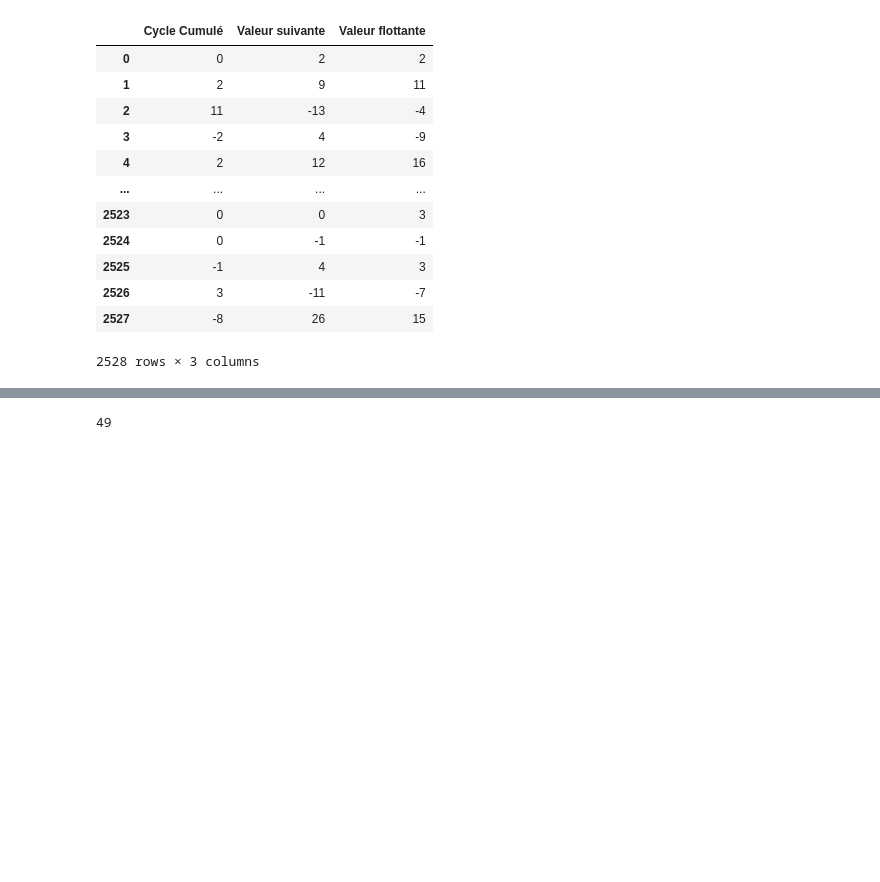
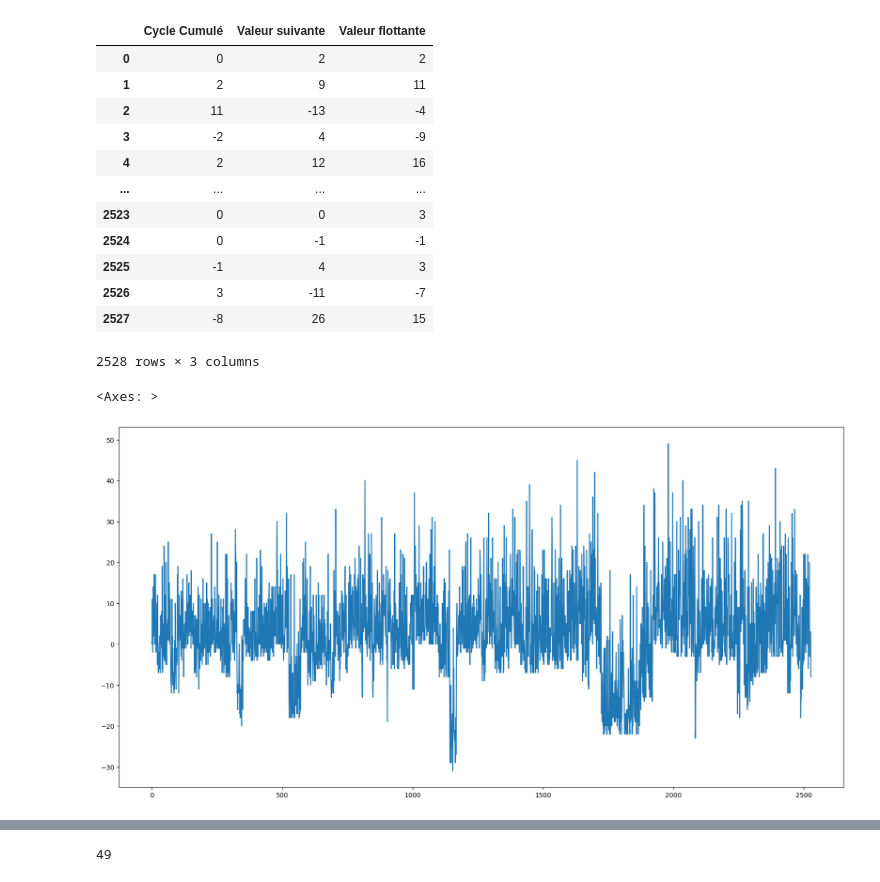
Before and after one commit to vijays4404/TimeSeries, a Jupyter notebook: oscillation-prediction.ipynb, the cells around one changed output, grey strips where cells are left out. Saved outputs shown, nothing was run; the diff lists cells and outputs as text; code cells hidden in the pictures; blank space fills up the shorter version.

```diff
--- a/oscillation-prediction.ipynb
+++ b/oscillation-prediction.ipynb
@@ -24,3 +25,8 @@ df
 | 2526 | 3 | -11 | -7 |
 | 2527 | -8 | 26 | 15 |
 2528 rows × 3 columns
+# %%
+df['Cycle Cumulé'].plot(kind='line',figsize=(20,10))
+# %% [output]
+<Axes: >
+[figure, added]
```
Also changed, not shown: parts of 29 cells of this notebook.
